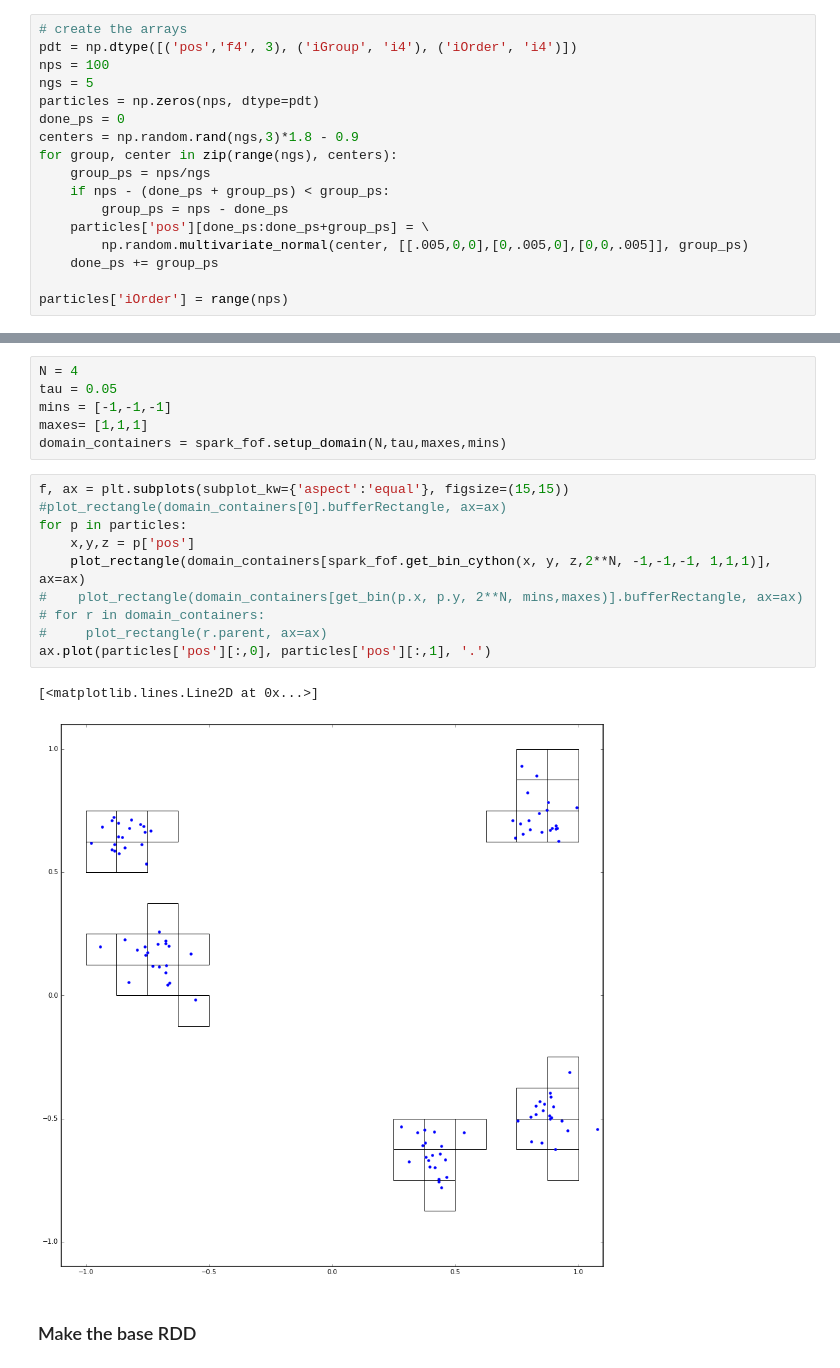
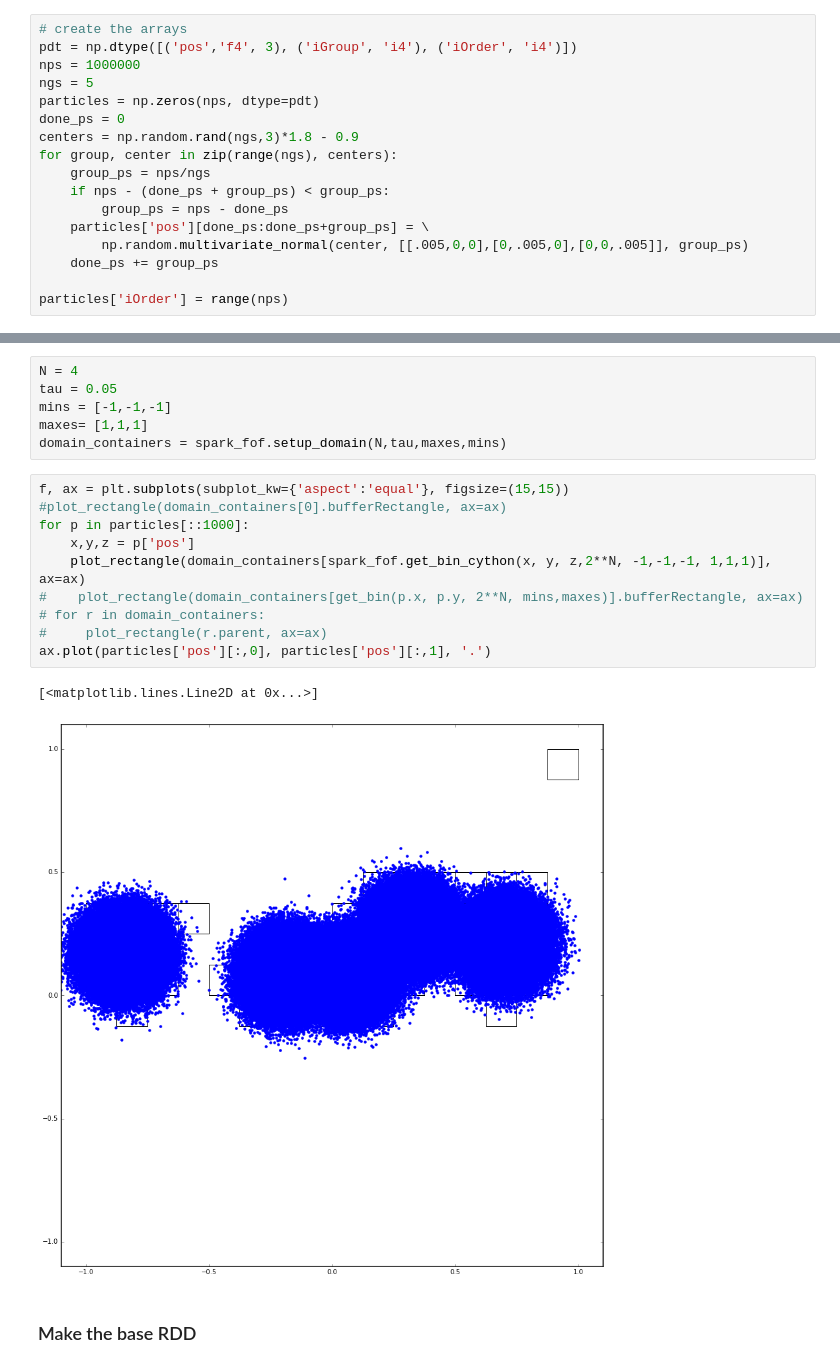
Before and after one commit to rokroskar/spark-fof, a Jupyter notebook: setting up hierarchical merge.ipynb, the cells around one changed output, grey strips where cells are left out. Cells and saved outputs as stored; diff of their text form.

```diff
--- a/setting up hierarchical merge.ipynb
+++ b/setting up hierarchical merge.ipynb
@@ -44,7 +44,7 @@ import fof
 # %%
 # create the arrays
 pdt = np.dtype([('pos','f4', 3), ('iGroup', 'i4'), ('iOrder', 'i4')])
-nps = 100
+nps = 1000000
 ngs = 5
 particles = np.zeros(nps, dtype=pdt)
 done_ps = 0
@@ -93,16 +93,16 @@ domain_containers = spark_fof.setup_domain(N,tau,maxes,mins)
 # %%
 f, ax = plt.subplots(subplot_kw={'aspect':'equal'}, figsize=(15,15))
 #plot_rectangle(domain_containers[0].bufferRectangle, ax=ax)
-for p in particles:
+for p in particles[::1000]:
     x,y,z = p['pos']
     plot_rectangle(domain_containers[spark_fof.get_bin_cython(x, y, z,2**N, -1,-1,-1, 1,1,1)], ax=ax)
 #    plot_rectangle(domain_containers[get_bin(p.x, p.y, 2**N, mins,maxes)].bufferRectangle, ax=ax)
 # for r in domain_containers:
 #     plot_rectangle(r.parent, ax=ax)
 ax.plot(particles['pos'][:,0], particles['pos'][:,1], '.')
 # %% [output]
 [<matplotlib.lines.Line2D at 0x...>]
-[figure, old version]
+[figure, new version]
 # %% [markdown]
 ### Make the base RDD
 # %%
```
Also changed, not shown: parts of 31 cells of this notebook, 2 other files.
